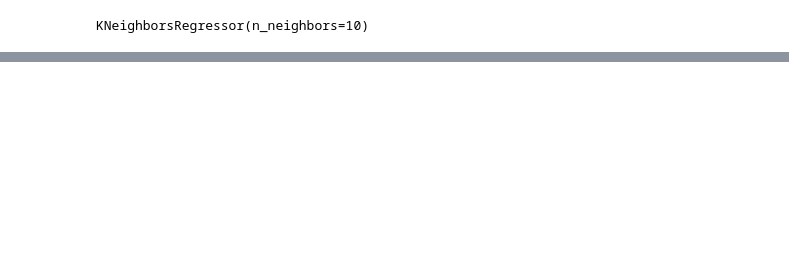
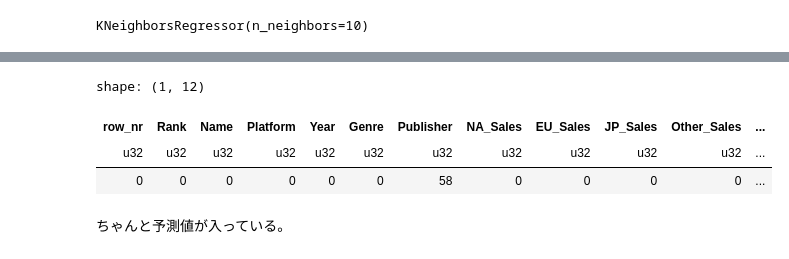
Before and after one commit to Mr-Garlic-Shrimp/TIL, a Jupyter notebook: Machine_Learning/ML_notebook-16(Preprocessing).ipynb, the cells around one changed output, grey strips where cells are left out. Drawn from its saved outputs; the diff is of its cells as text; code cells hidden in the pictures; blank space fills up the shorter version.

```diff
--- a/Machine_Learning/ML_notebook-16(Preprocessing).ipynb
+++ b/Machine_Learning/ML_notebook-16(Preprocessing).ipynb
@@ -471,0 +512,9 @@ array([2007.1, 2009.6, 2009.5, 2002.9, 1983.5, 2010. , 2001. , 2009. ,
+# %%
+df_new4.null_count()
+# %% [output]
+shape: (1, 12)
+| row_nr | Rank | Name | Platform | Year | Genre | Publisher | NA_Sales | EU_Sales | JP_Sales | Other_Sales | ... |
+| u32 | u32 | u32 | u32 | u32 | u32 | u32 | u32 | u32 | u32 | u32 | ... |
+| 0 | 0 | 0 | 0 | 0 | 0 | 58 | 0 | 0 | 0 | 0 | ... |
+# %% [markdown]
+ちゃんと予測値が入っている。
```
Also changed, not shown: parts of 20 cells of this notebook.
